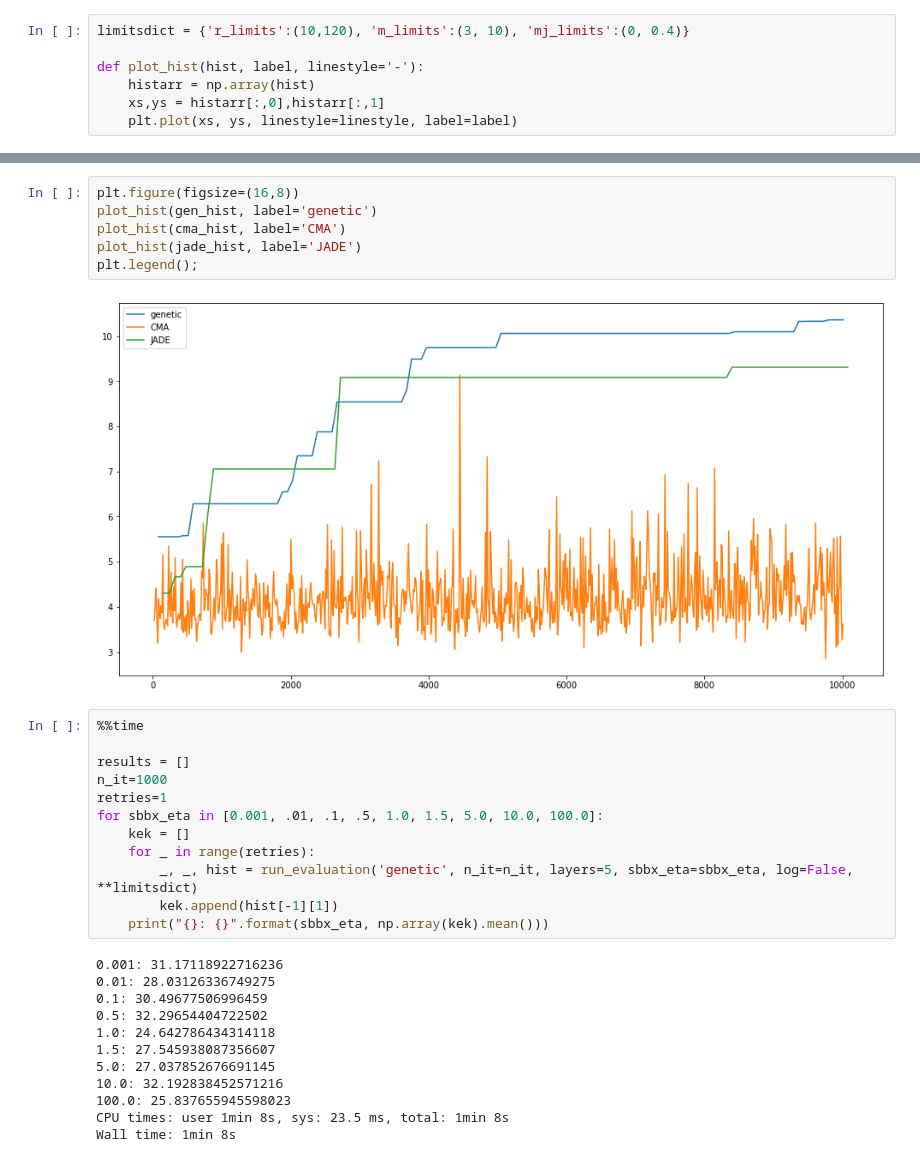
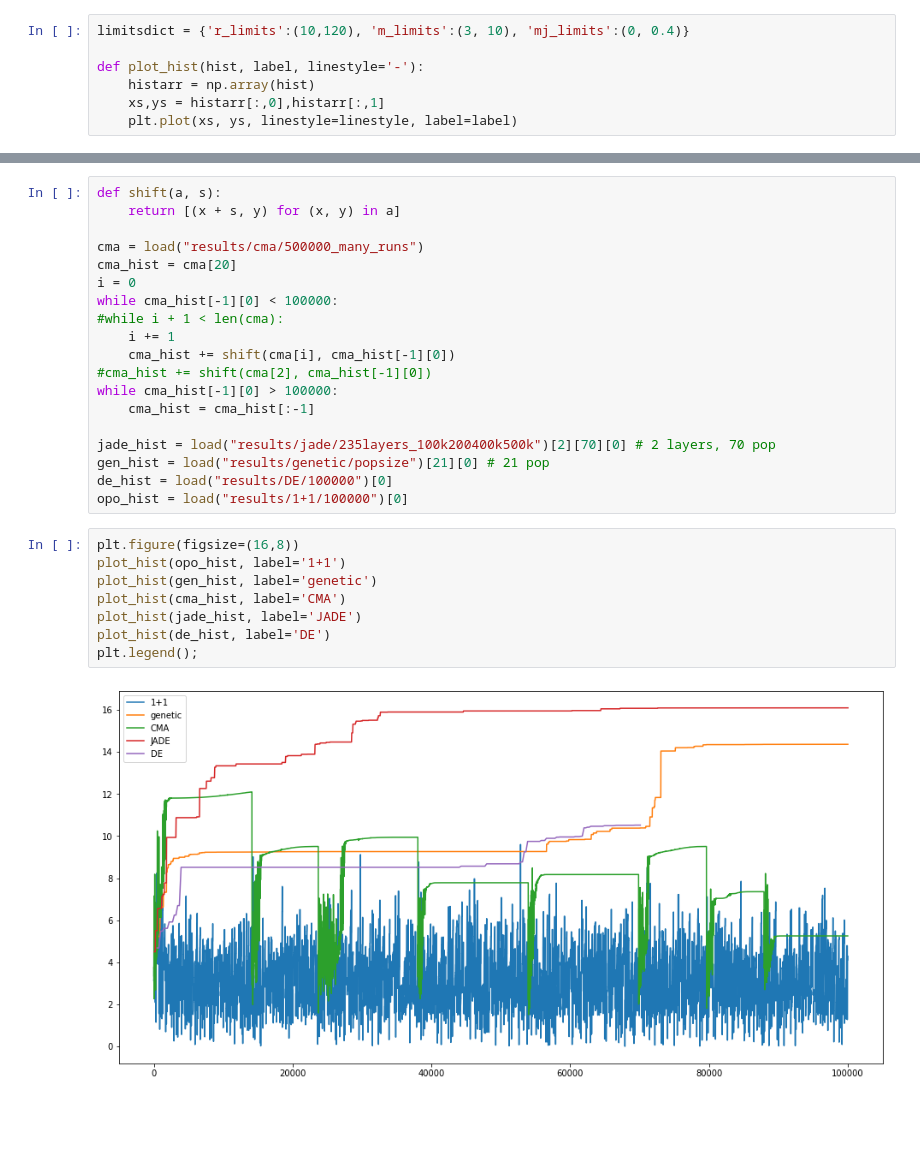
Before and after one commit to BioRyajenka/antennae-directivity-optimization, a Jupyter notebook: Algorithms tests.ipynb, the cells around one changed output, grey strips where cells are left out. Saved outputs shown, nothing was run; the diff lists cells and outputs as text; blank space fills up the shorter version.

```diff
--- a/Algorithms tests.ipynb
+++ b/Algorithms tests.ipynb
@@ -143,32 +168,29 @@ _, _, gen_hist = run_evaluation('genetic', n_it=10000, layers=5, sbbx_eta=0.5, l
+# %%
+def shift(a, s):
+    return [(x + s, y) for (x, y) in a]
+
+cma = load("results/cma/500000_many_runs")
+cma_hist = cma[20]
+i = 0
+while cma_hist[-1][0] < 100000:
+#while i + 1 < len(cma):
+    i += 1
+    cma_hist += shift(cma[i], cma_hist[-1][0])
+#cma_hist += shift(cma[2], cma_hist[-1][0])
+while cma_hist[-1][0] > 100000:
+    cma_hist = cma_hist[:-1]
+
+jade_hist = load("results/jade/235layers_100k200400k500k")[2][70][0] # 2 layers, 70 pop
+gen_hist = load("results/genetic/popsize")[21][0] # 21 pop
+de_hist = load("results/DE/100000")[0]
+opo_hist = load("results/1+1/100000")[0]
 # %%
 plt.figure(figsize=(16,8))
+plot_hist(opo_hist, label='1+1')
 plot_hist(gen_hist, label='genetic')
 plot_hist(cma_hist, label='CMA')
 plot_hist(jade_hist, label='JADE')
+plot_hist(de_hist, label='DE')
 plt.legend();
 # %% [output]
-[figure, old version]
+[figure, new version]
-# %%
-%%time
-
-results = []
-n_it=1000
-retries=1
-for sbbx_eta in [0.001, .01, .1, .5, 1.0, 1.5, 5.0, 10.0, 100.0]:
-    kek = []
-    for _ in range(retries):
-        _, _, hist = run_evaluation('genetic', n_it=n_it, layers=5, sbbx_eta=sbbx_eta, log=False, **limitsdict)
-        kek.append(hist[-1][1])
-    print("{}: {}".format(sbbx_eta, np.array(kek).mean()))
-# %% [output]
-0.001: 31.17118922716236
-0.01: 28.03126336749275
-0.1: 30.49677506996459
-0.5: 32.29654404722502
-1.0: 24.642786434314118
-1.5: 27.545938087356607
-5.0: 27.037852676691145
-10.0: 32.192838452571216
-100.0: 25.837655945598023
-CPU times: user 1min 8s, sys: 23.5 ms, total: 1min 8s
-Wall time: 1min 8s
```
Also changed, not shown: parts of 10 cells of this notebook.
